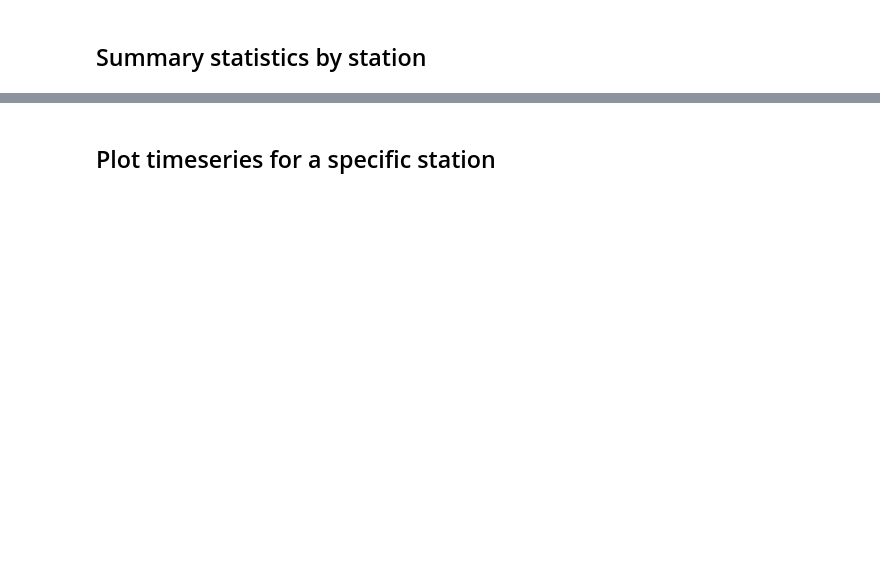
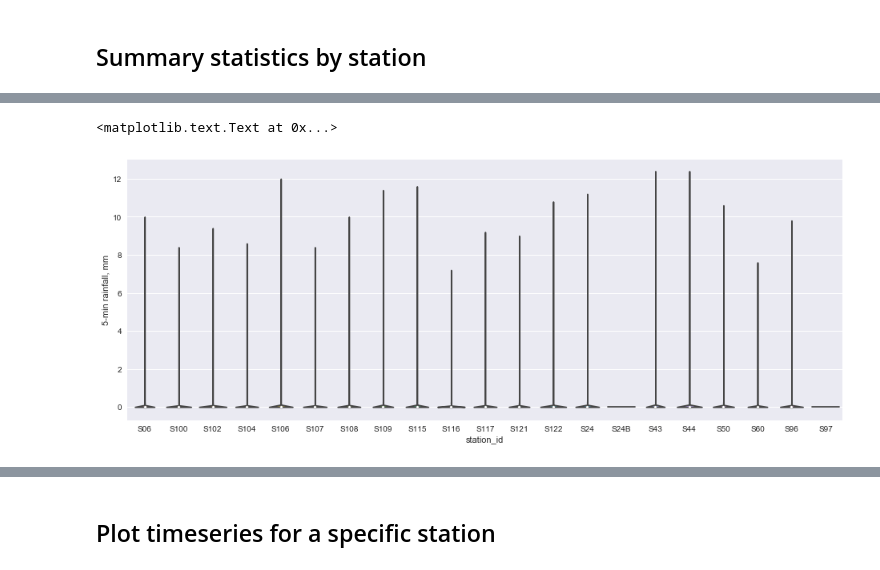
Before and after one commit to grandey/access-data-gov-sg, a Jupyter notebook: explore_met_csv_data.ipynb, the cells around one changed output, grey strips where cells are left out. Saved outputs shown, nothing was run; the diff lists cells and outputs as text; code cells hidden in the pictures; blank space fills up the shorter version.

```diff
--- a/explore_met_csv_data.ipynb
+++ b/explore_met_csv_data.ipynb
@@ -184,0 +206,8 @@ outer_df.groupby('station_id').describe(percentiles=[0.5,])
+# %%
+# Rainfall
+fig, ax = plt.subplots(figsize=(16, 6))
+sns.violinplot(x=has_wind_df.index, y=has_wind_df['rainfall'], cut=0, ax=ax)
+ax.set_ylabel('5-min rainfall, mm')
+# %% [output]
+<matplotlib.text.Text at 0x...>
+[figure, added]
```
Also changed, not shown: parts of 15 cells of this notebook.
